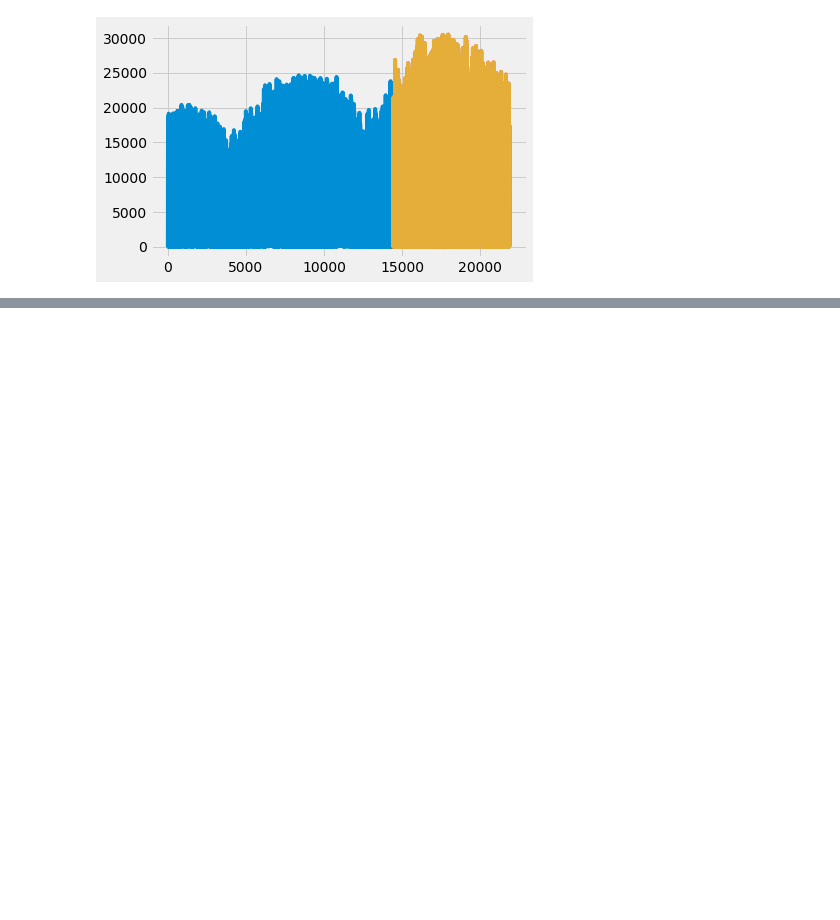
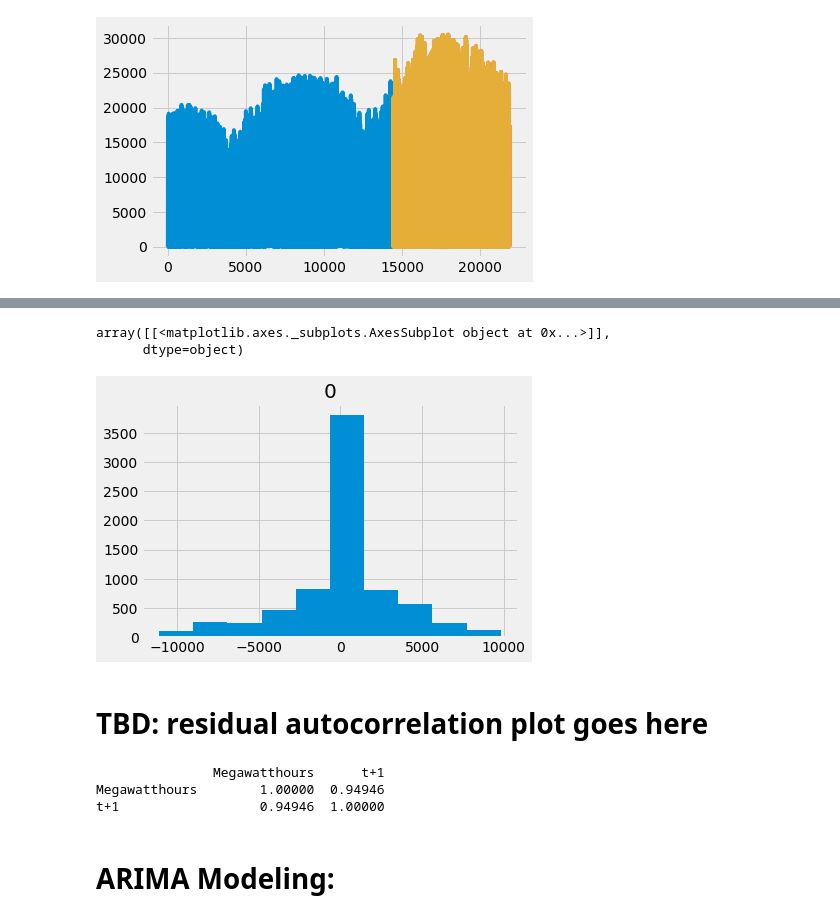
Before and after one commit to MichaelBurak/solar-data-analysis, a Jupyter notebook: solar-perhour-analysis.ipynb, the cells around one changed output, grey strips where cells are left out. Cells and saved outputs as stored; diff of their text form; code cells hidden in the pictures; blank space fills up the shorter version.

Commit message:
closer to modeling ARIMA

```diff
--- a/solar-perhour-analysis.ipynb
+++ b/solar-perhour-analysis.ipynb
@@ -481,0 +505,17 @@ RMSE is 3279.506203571452
+# %%
+resid.hist()
+# %% [output]
+array([[<matplotlib.axes._subplots.AxesSubplot object at 0x...>]],
+      dtype=object)
+[figure, added]
+# %% [markdown]
+# TBD: residual autocorrelation plot goes here
+# %%
+res = shift_df.corr()
+print(res)
+# %% [output]
+               Megawatthours      t+1
+Megawatthours        1.00000  0.94946
+t+1                  0.94946  1.00000
+# %% [markdown]
+# ARIMA Modeling:
```
Also changed, not shown: parts of 23 cells of this notebook.
